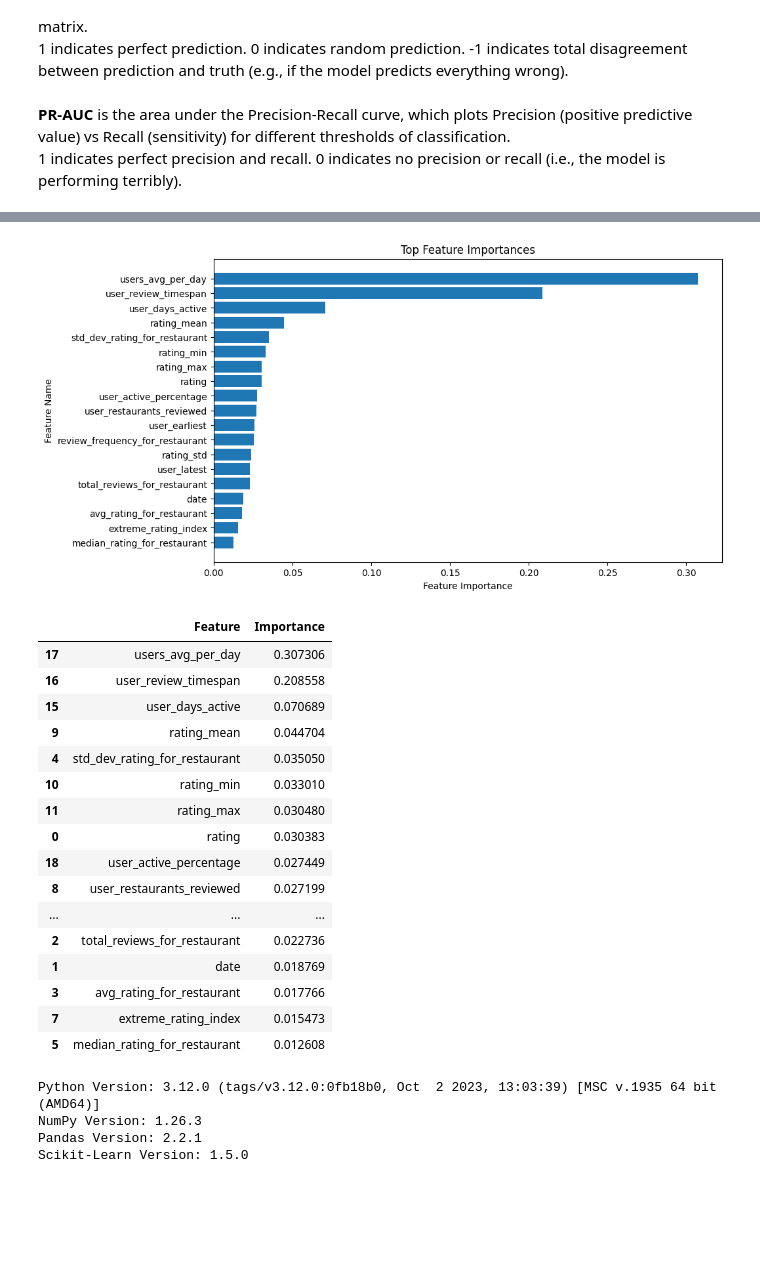
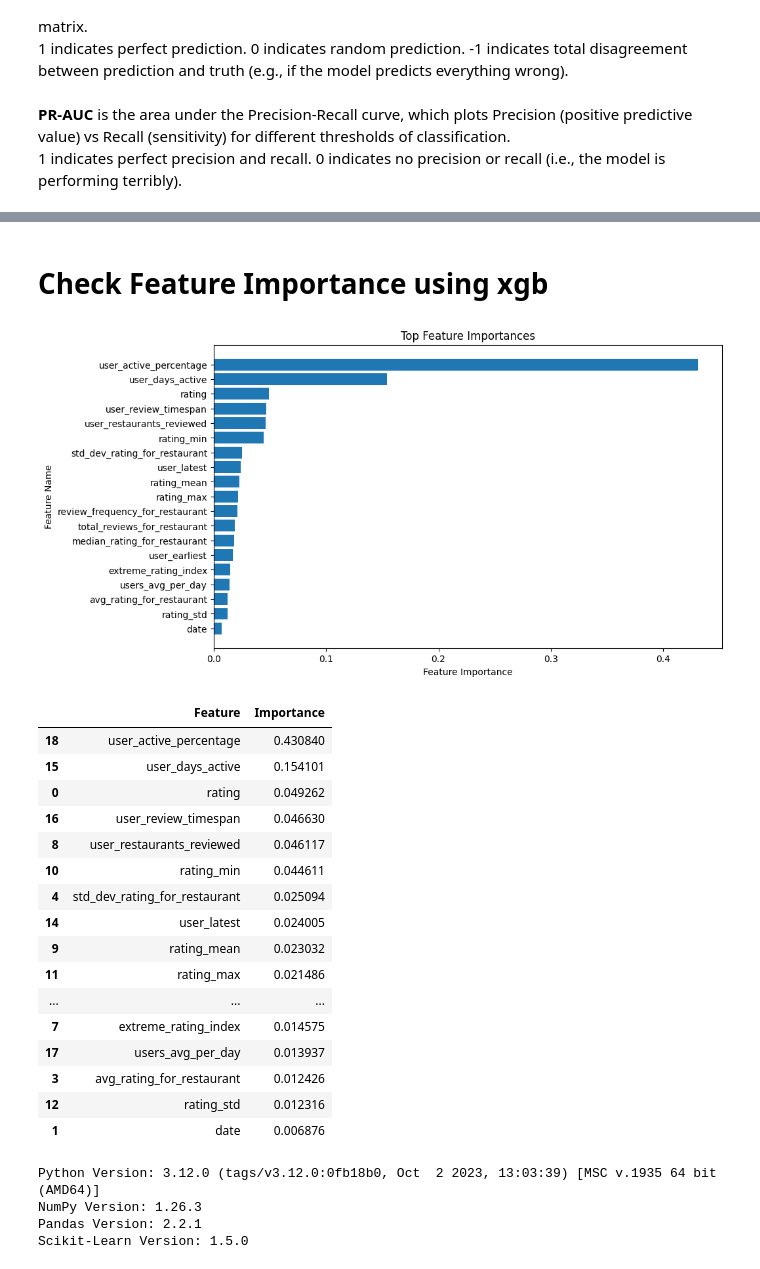
Before and after one commit to ngjocelyn/INF2008_YelpZip, a Jupyter notebook: 0z_contextual/b1_contextualmodel.ipynb, the cells around one changed output, grey strips where cells are left out. Drawn from its saved outputs; the diff is of its cells as text; code cells hidden in the pictures; blank space fills up the shorter version.

Commit message:
updated contextual
added varying models and non-FE results

```diff
--- a/0z_contextual/b1_contextualmodel.ipynb
+++ b/0z_contextual/b1_contextualmodel.ipynb
@@ -69,4 +71,4 @@ See the caveats in the documentation: https://pandas.pydata.org/pandas-docs/stab
 y = dataset_df['label']
 X = dataset_df.drop('label', axis=1)
 
-X_train, X_test, y_train, y_test = train_test_split(X, y, test_size=0.7, random_state=42, stratify=y)
+X_train, X_test, y_train, y_test = train_test_split(X, y, test_size=0.3, random_state=42, stratify=y)
@@ -72,0 +77,28 @@ X_train, X_test, y_train, y_test = train_test_split(X, y, test_size=0.7, random_
+# %%
+from sklearn.linear_model import LogisticRegression
+from sklearn.neural_network import MLPClassifier
+from sklearn.tree import DecisionTreeClassifier
+from sklearn.neighbors import KNeighborsClassifier
+from sklearn.ensemble import RandomForestClassifier
+from sklearn.ensemble import AdaBoostClassifier  # Boosting
+from sklearn.naive_bayes import GaussianNB
+from sklearn.svm import SVC
+from xgboost import XGBClassifier
+
+models = {
+    "LR": LogisticRegression(),
+    "NN": MLPClassifier(),
+    "KNN": KNeighborsClassifier(),
+    "DT": DecisionTreeClassifier(),
+    "RF": RandomForestClassifier(),
+    "AB": AdaBoostClassifier(),
+    "XGB": XGBClassifier(),
+    "NB": GaussianNB(),
+    # "SVM": SVC()
+}
+
+results = []
+
+# Example usage: print model names
+for category, model in models.items():
+    print(f"{category}: {model.__class__.__name__}")
@@ -601,50 +554,52 @@ PR-AUC for class 1: 0.947
+# %% [markdown]
+# Check Feature Importance using xgb
 # %%
 import xgboost as xgb
 import pandas as pd
 import matplotlib.pyplot as plt
 
 # Train XGBoost model
-xgclf = xgb.XGBClassifier(scale_pos_weight=len(y_train[y_train == 0]) / len(y_train[y_train == 1]))
+xgclf = xgb.XGBClassifier()
 xgclf.fit(new_X_train, y_train)
 
 # Get feature importance
 feature_importance = xgclf.feature_importances_
 feature_names = new_X_train.columns
 
 # Convert to DataFrame
 feat_imp_df = pd.DataFrame({'Feature': feature_names, 'Importance': feature_importance})
 feat_imp_df = feat_imp_df.sort_values(by='Importance', ascending=False)
 
 # Plot feature importance
 plt.figure(figsize=(10, 6))
 plt.barh(feat_imp_df['Feature'][:20], feat_imp_df['Importance'][:20])
 plt.xlabel('Feature Importance')
 plt.ylabel('Feature Name')
 plt.title('Top Feature Importances')
 plt.gca().invert_yaxis()
 plt.show()
 
 # Display the top features
 feat_imp_df.head(20)
 # %% [output]
-[figure, old version]
+[figure, new version]
 |  | Feature | Importance |
-| 17 | users_avg_per_day | 0.307306 |
-| 16 | user_review_timespan | 0.208558 |
-| 15 | user_days_active | 0.070689 |
-| 9 | rating_mean | 0.044704 |
-| 4 | std_dev_rating_for_restaurant | 0.035050 |
-| 10 | rating_min | 0.033010 |
-| 11 | rating_max | 0.030480 |
-| 0 | rating | 0.030383 |
-| 18 | user_active_percentage | 0.027449 |
-| 8 | user_restaurants_reviewed | 0.027199 |
+| 18 | user_active_percentage | 0.430840 |
+| 15 | user_days_active | 0.154101 |
+| 0 | rating | 0.049262 |
+| 16 | user_review_timespan | 0.046630 |
+| 8 | user_restaurants_reviewed | 0.046117 |
+| 10 | rating_min | 0.044611 |
+| 4 | std_dev_rating_for_restaurant | 0.025094 |
+| 14 | user_latest | 0.024005 |
+| 9 | rating_mean | 0.023032 |
+| 11 | rating_max | 0.021486 |
 | ... | ... | ... |
-| 2 | total_reviews_for_restaurant | 0.022736 |
-| 1 | date | 0.018769 |
-| 3 | avg_rating_for_restaurant | 0.017766 |
-| 7 | extreme_rating_index | 0.015473 |
-| 5 | median_rating_for_restaurant | 0.012608 |
+| 7 | extreme_rating_index | 0.014575 |
+| 17 | users_avg_per_day | 0.013937 |
+| 3 | avg_rating_for_restaurant | 0.012426 |
+| 12 | rating_std | 0.012316 |
+| 1 | date | 0.006876 |
 # %%
 # checking versions (sync with kaggle if using)
 import sys
```
Also changed, not shown: parts of 31 cells of this notebook.
